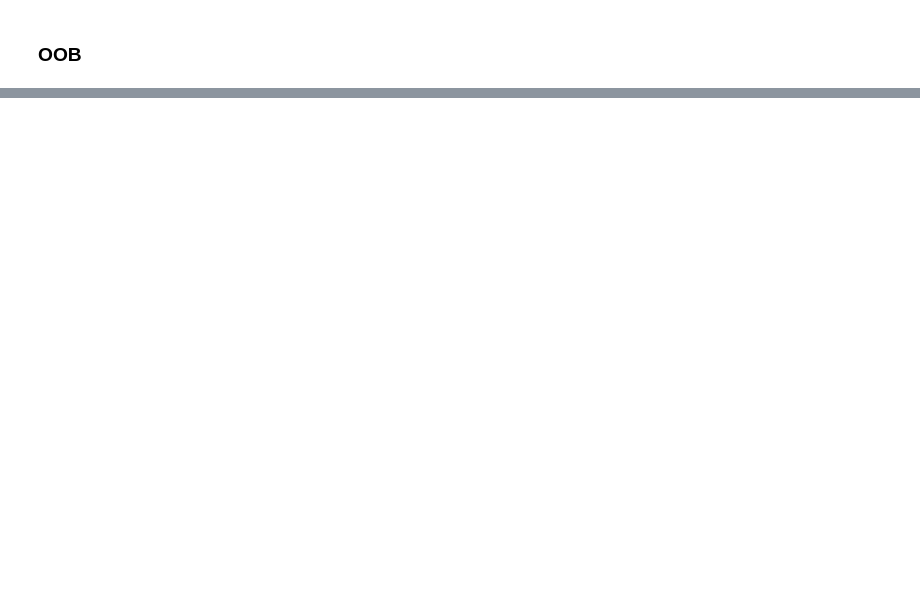
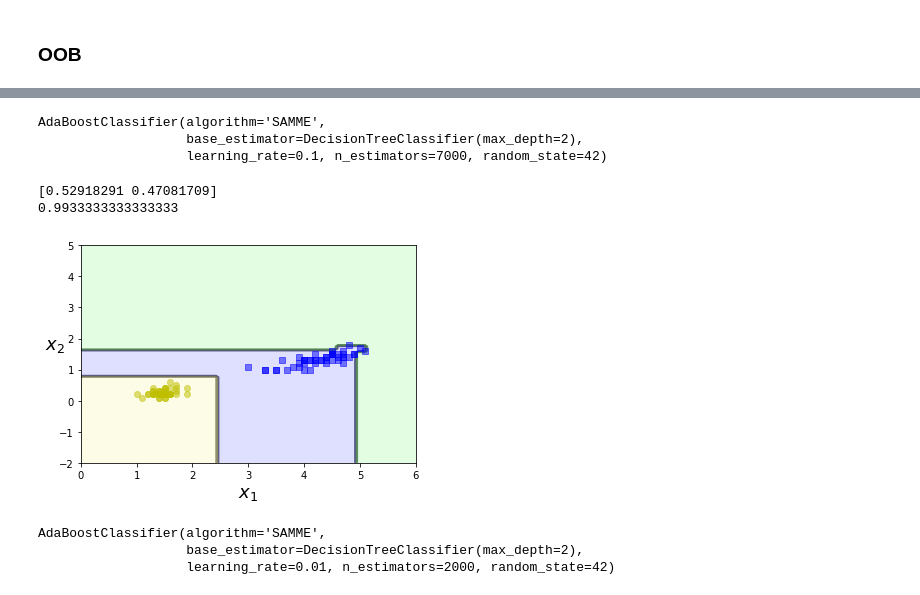
Before and after one commit to Daivar/ML-models-training, a Jupyter notebook: Ensembles.ipynb, the cells around one changed output, grey strips where cells are left out. Cells and saved outputs as stored; diff of their text form; code cells hidden in the pictures; blank space fills up the shorter version.

```diff
--- a/Ensembles.ipynb
+++ b/Ensembles.ipynb
@@ -278,0 +544,45 @@ print(bag_clf.oob_score_)
+# %%
+from sklearn.ensemble import AdaBoostClassifier
+
+X_train, y_train = load_iris(return_X_y=True)
+
+ada_clf = AdaBoostClassifier(
+    DecisionTreeClassifier(max_depth=2),
+    n_estimators=7000,
+    algorithm="SAMME", # algorithm='SAMME.R'
+    learning_rate=0.1,
+    random_state=42)
+
+
+ada_clf.fit(X_train[:, 2:], y_train)
+# %% [output]
+AdaBoostClassifier(algorithm='SAMME',
+                   base_estimator=DecisionTreeClassifier(max_depth=2),
+                   learning_rate=0.1, n_estimators=7000, random_state=42)
+# %%
+plot_decision_boundary(ada_clf, X_train[:, 2:], y_train, axes=[0, 6, -2, 5])
+print(ada_clf.feature_importances_)
+print(accuracy_score(y_train, ada_clf.predict(X_train[:, 2:])))
+# %% [output]
+[0.52918291 0.47081709]
+0.9933333333333333
+[figure, added]
+# %%
+from sklearn.ensemble import AdaBoostClassifier
+
+# X_train, y_train = load_iris(return_X_y=True)
+X_train, y_train = make_moons(n_samples=500, noise=0.30, random_state=42)
+
+ada_clf = AdaBoostClassifier(
+    DecisionTreeClassifier(max_depth=2),
+    n_estimators=2000, # 200
+    algorithm="SAMME", # algorithm="SAMME.R"
+    learning_rate=0.01, # 0.1
+    random_state=42)
+
+# ada_clf.fit(X_train[:, 2:], y_train)
+ada_clf.fit(X_train, y_train)
+# %% [output]
+AdaBoostClassifier(algorithm='SAMME',
+                   base_estimator=DecisionTreeClassifier(max_depth=2),
+                   learning_rate=0.01, n_estimators=2000, random_state=42)
```
Also changed, not shown: parts of 18 cells of this notebook.
